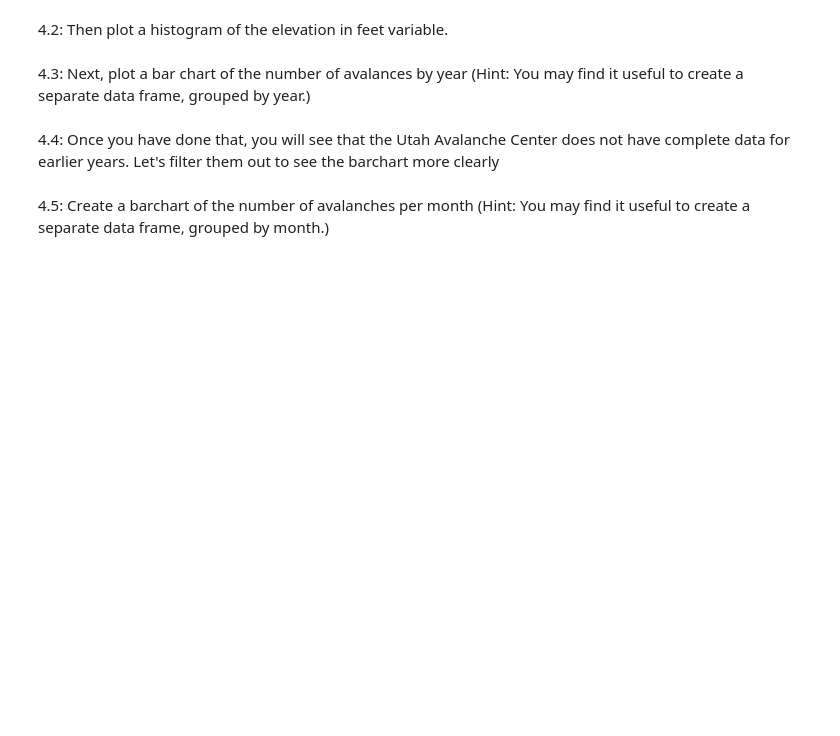
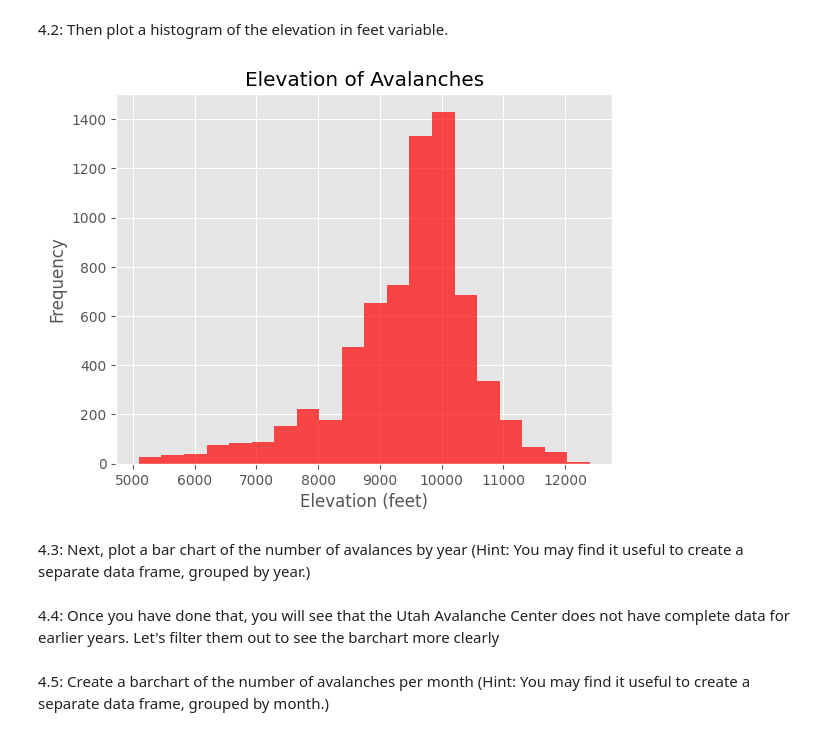
Before and after one commit to logancorrea/Data-Visualization, a Jupyter notebook: Homework/HW01/HW1.ipynb, the cells around one changed output. Cells and saved outputs as stored; diff of their text form; code cells hidden in the pictures; blank space fills up the shorter version.

```diff
--- a/Homework/HW01/HW1.ipynb
+++ b/Homework/HW01/HW1.ipynb
@@ -103,3 +119,12 @@ We recommend that you write a function that converts the string into a number an
+# %%
+#plot elevation_feet
+df['Elevation_Feet'].hist(bins=20, color='red', alpha=0.7)
+plt.xlabel('Elevation (feet)')
+plt.ylabel('Frequency')
+plt.title('Elevation of Avalanches')
+plt.show()
+# %% [output]
+[figure, added]
 # %% [markdown]
 4.3: Next, plot a bar chart of the number of avalances by year
 (Hint: You may find it useful to create a separate data frame, grouped by year.)
```
Also changed, not shown: parts of 7 cells of this notebook.
